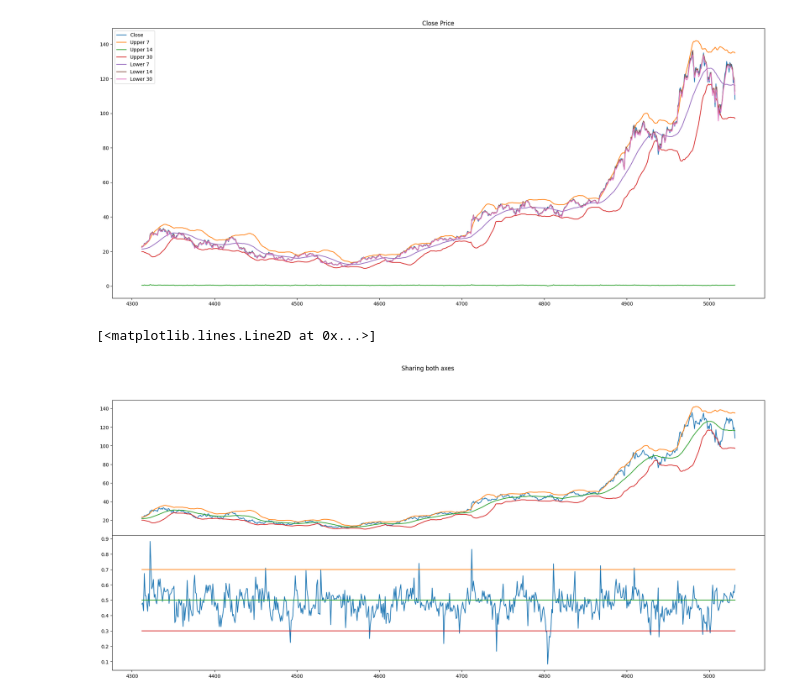
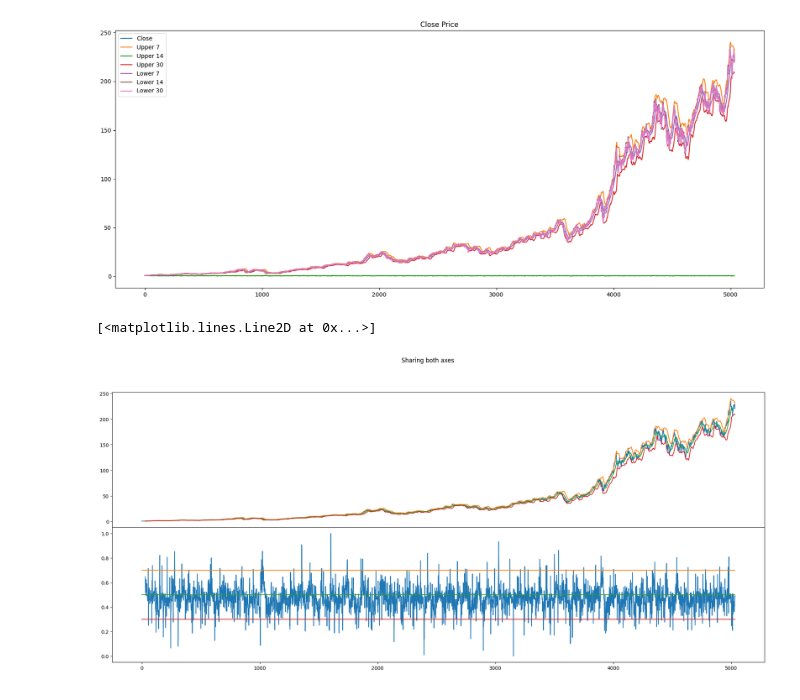
Before and after one commit to uhstray-io/PyStockBot, a Jupyter notebook: src/analyze_dataset.ipynb, the cells around one changed output. Cells and saved outputs as stored; diff of their text form; code cells hidden in the pictures.

Commit message:
Experiments with more visuals

```diff
--- a/src/analyze_dataset.ipynb
+++ b/src/analyze_dataset.ipynb
@@ -100,36 +99,39 @@ df["line_0.5"] = 0.5
 df["line_0.3"] = 0.3
 # %%
 # only the last 365 days
-df = df.iloc[-720:]
+# df = df.iloc[-720:]
 # %%
 # More Graphs
-plt.figure(figsize=(24, 10))
+plt.figure(figsize=(20, 8))
 plt.plot(df["close"])
 # plt.plot(df["close_bollinger_upper_7"])
 # plt.plot(df["close_bollinger_upper_14"])
 plt.plot(df["close_bollinger_upper_30"])
 # plt.plot(df["close_bollinger_lower_7"])
 # plt.plot(df["close_bollinger_lower_14"])
 
 
 plt.plot(df["rsi_30"])
 plt.plot(df["close_bollinger_lower_30"])
 plt.plot(df["close_rolling_mean_30"])
 
 plt.plot(df["close_fib_0.382"])
 plt.plot(df["close_fib_0.618"])
 
 
 plt.title("Close Price")
 plt.legend(["Close", "Upper 7", "Upper 14", "Upper 30", "Lower 7", "Lower 14", "Lower 30"])
 plt.show()
 # %% [output]
-[figure, old version]
+[figure, new version]
 # %%
 fig = plt.figure(figsize=(24, 10))
 gs = fig.add_gridspec(2, hspace=0)
 axs = gs.subplots(sharex=True, sharey=False)
 fig.suptitle('Sharing both axes')
+
+# df = df.iloc[-60:]
+
 
 axs[0].plot(df["close"])
 axs[0].plot(df["close_bollinger_upper_30"])
@@ -142,4 +144,4 @@ axs[1].plot(df["line_0.5"])
 axs[1].plot(df["line_0.3"])
 # %% [output]
 [<matplotlib.lines.Line2D at 0x...>]
-[figure, old version]
+[figure, new version]
```
Also changed, not shown: parts of 9 cells of this notebook, 2 other files.
